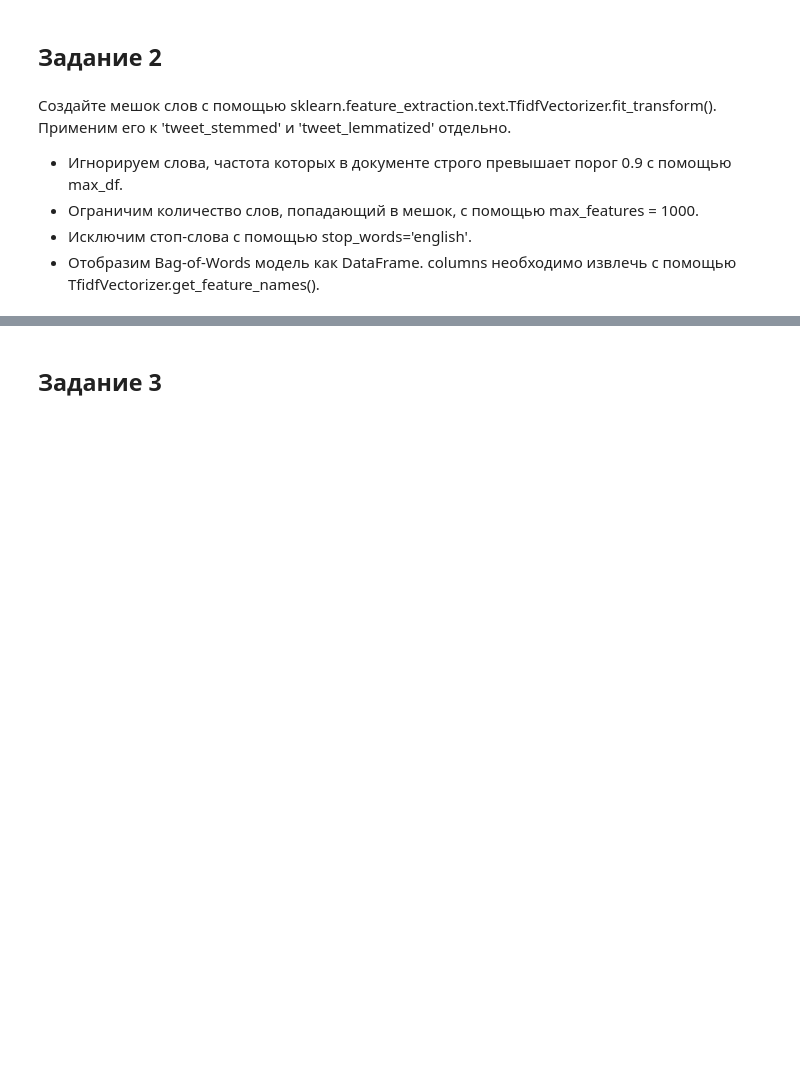
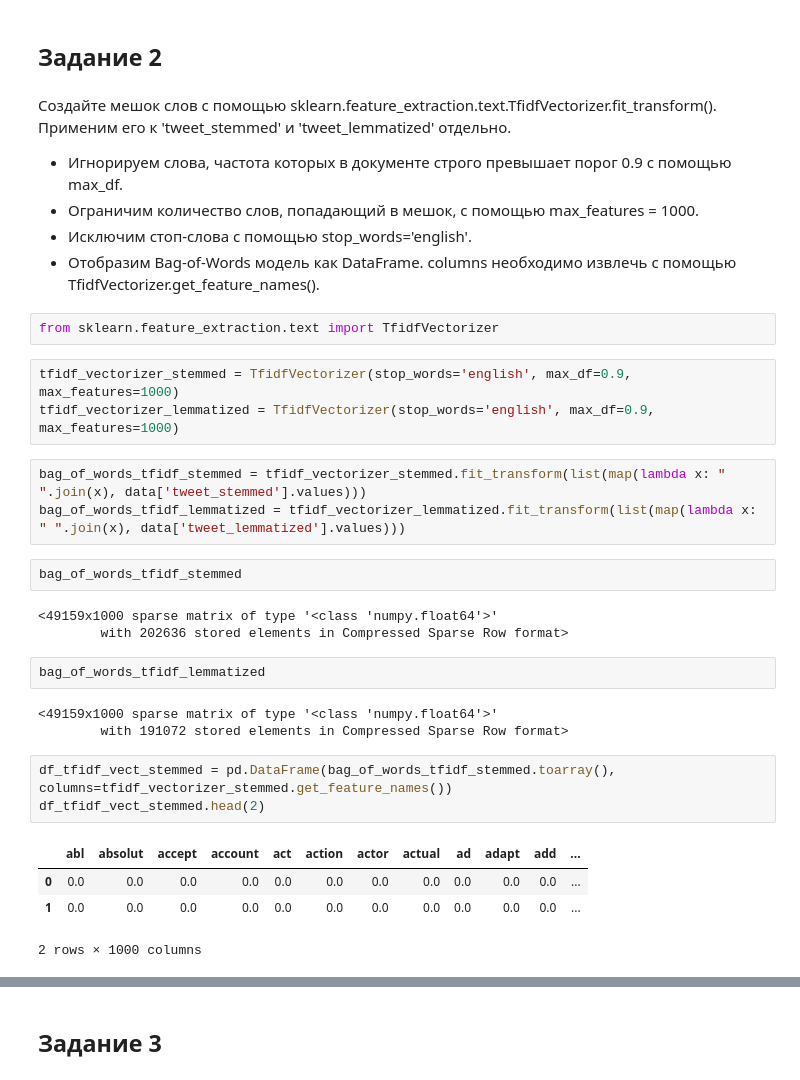
Before and after one commit to VitalyGladyshev/gb_nlp, a Jupyter notebook: HW_02.ipynb, the cells around one changed output, grey strips where cells are left out. Drawn from its saved outputs; the diff is of its cells as text; blank space fills up the shorter version.

```diff
--- a/HW_02.ipynb
+++ b/HW_02.ipynb
@@ -53,3 +100,29 @@ data.tail(2)
 - Ограничим количество слов, попадающий в мешок, с помощью max_features = 1000.
 - Исключим стоп-слова с помощью stop_words='english'.
 - Отобразим Bag-of-Words модель как DataFrame. columns необходимо извлечь с помощью TfidfVectorizer.get_feature_names().
+# %%
+from sklearn.feature_extraction.text import TfidfVectorizer
+# %%
+tfidf_vectorizer_stemmed = TfidfVectorizer(stop_words='english', max_df=0.9, max_features=1000)
+tfidf_vectorizer_lemmatized = TfidfVectorizer(stop_words='english', max_df=0.9, max_features=1000)
+# %%
+bag_of_words_tfidf_stemmed = tfidf_vectorizer_stemmed.fit_transform(list(map(lambda x: " ".join(x), data['tweet_stemmed'].values)))
+bag_of_words_tfidf_lemmatized = tfidf_vectorizer_lemmatized.fit_transform(list(map(lambda x: " ".join(x), data['tweet_lemmatized'].values)))
+# %%
+bag_of_words_tfidf_stemmed
+# %% [output]
+<49159x1000 sparse matrix of type '<class 'numpy.float64'>'
+        with 202636 stored elements in Compressed Sparse Row format>
+# %%
+bag_of_words_tfidf_lemmatized
+# %% [output]
+<49159x1000 sparse matrix of type '<class 'numpy.float64'>'
+        with 191072 stored elements in Compressed Sparse Row format>
+# %%
+df_tfidf_vect_stemmed = pd.DataFrame(bag_of_words_tfidf_stemmed.toarray(), columns=tfidf_vectorizer_stemmed.get_feature_names())
+df_tfidf_vect_stemmed.head(2)
+# %% [output]
+|  | abl | absolut | accept | account | act | action | actor | actual | ad | adapt | add | ... |
+| 0 | 0.0 | 0.0 | 0.0 | 0.0 | 0.0 | 0.0 | 0.0 | 0.0 | 0.0 | 0.0 | 0.0 | ... |
+| 1 | 0.0 | 0.0 | 0.0 | 0.0 | 0.0 | 0.0 | 0.0 | 0.0 | 0.0 | 0.0 | 0.0 | ... |
+2 rows × 1000 columns
```
Also changed, not shown: parts of 12 cells of this notebook.
